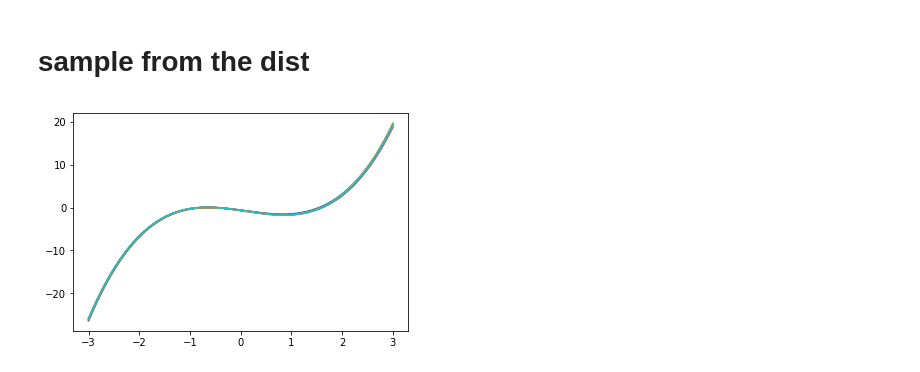
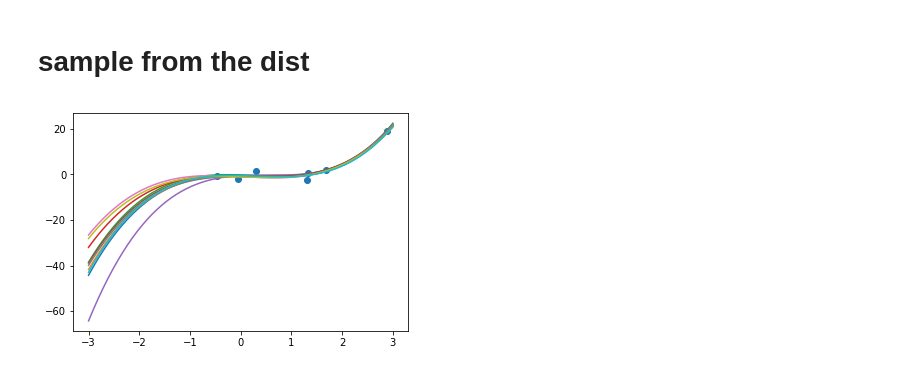
Before and after one commit to hughperkins/pub-prototyping, a Jupyter notebook: maths/bayesian_linear_regression.ipynb, the cells around one changed output. Saved outputs shown, nothing was run; the diff lists cells and outputs as text; code cells hidden in the pictures.

```diff
--- a/maths/bayesian_linear_regression.ipynb
+++ b/maths/bayesian_linear_regression.ipynb
@@ -5,6 +5,8 @@ import torch
 import numpy as np
 import math
 import matplotlib.pyplot as plt
+
+num_samples = 7
 
 torch.manual_seed(123)
 order = 3
@@ -27,7 +29,6 @@ def expand_x(x1, order):
 x2 = expand_x(x1, order)
 y_gnd = x2 @ W_gnd
 
-num_samples = 30
 x_samples = torch.rand(num_samples) * (right - left) + left
 x_samples_aug = expand_x(x_samples, order=order)
 y_samples = x_samples_aug @ W_gnd + torch.randn(num_samples) * np.sqrt(variance)
@@ -104,15 +105,17 @@ b_n = b_0 + 0.5 * (Y.transpose(0, 1) @ Y + mu_0.transpose(0, 1) @ prec_0 @ mu_0
 # %%
 num_line_samples = 10
 
 for i in range(num_line_samples):
     var = np.random.wald(a_n, b_n[0][0])
     cov = prec_n.inverse().numpy() / var
     w = np.random.multivariate_normal(mu_n.view(-1).numpy(), cov)
 #     print('w', w)
 #     print('a_n', a_n, 'b_n', b_n)
 #     print('var', var)
     y = x2 @ torch.from_numpy(w).float()
     plt.plot(x1.numpy(), y.numpy())
+
+plt.scatter(x_samples.numpy(), y_samples.numpy())
 plt.show()
 # %% [output]
-[figure, old version]
+[figure, new version]
```
Also changed, not shown: parts of 1 cell of this notebook.
